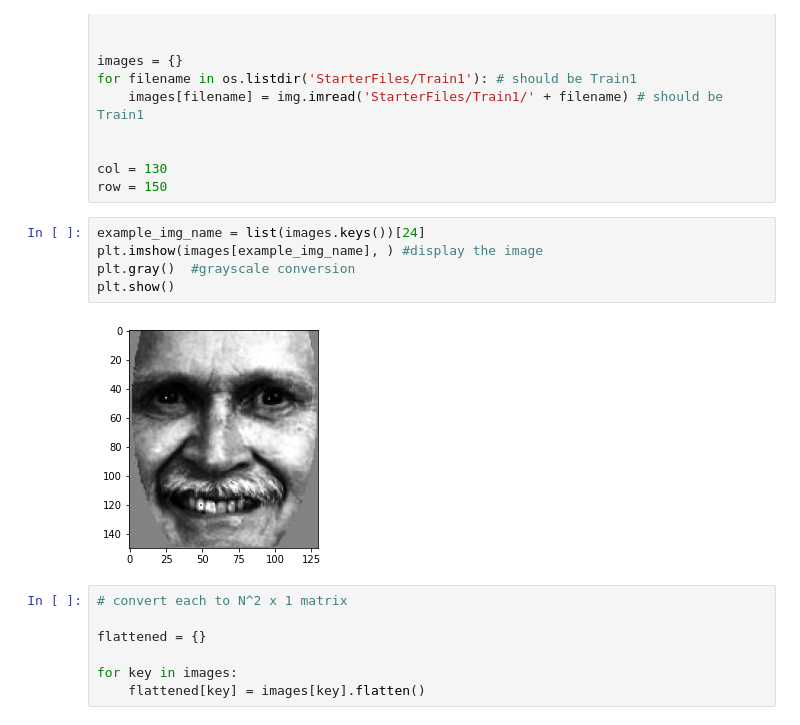
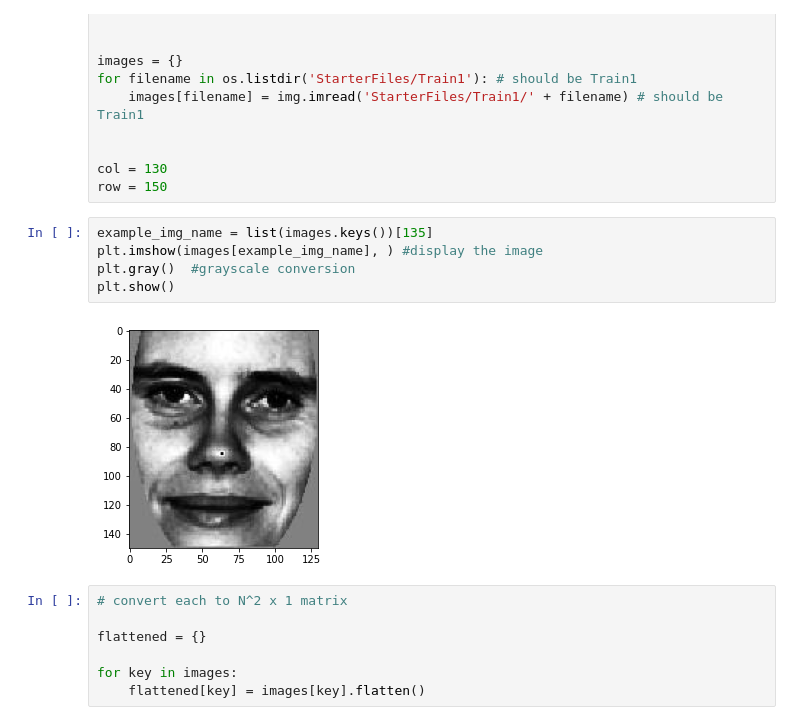
Before and after one commit to ttrapaid/facerecognition, a Jupyter notebook: pca.ipynb, the cells around one changed output. Cells and saved outputs as stored; diff of their text form.

```diff
--- a/pca.ipynb
+++ b/pca.ipynb
@@ -14,12 +14,12 @@ for filename in os.listdir('StarterFiles/Train1'): # should be Train1
 col = 130
 row = 150
 # %%
-example_img_name = list(images.keys())[24]
+example_img_name = list(images.keys())[135]
 plt.imshow(images[example_img_name], ) #display the image
 plt.gray()  #grayscale conversion
 plt.show()
 # %% [output]
-[figure, old version]
+[figure, new version]
 # %%
 # convert each to N^2 x 1 matrix
 
```
Also changed, not shown: parts of 21 cells of this notebook.
